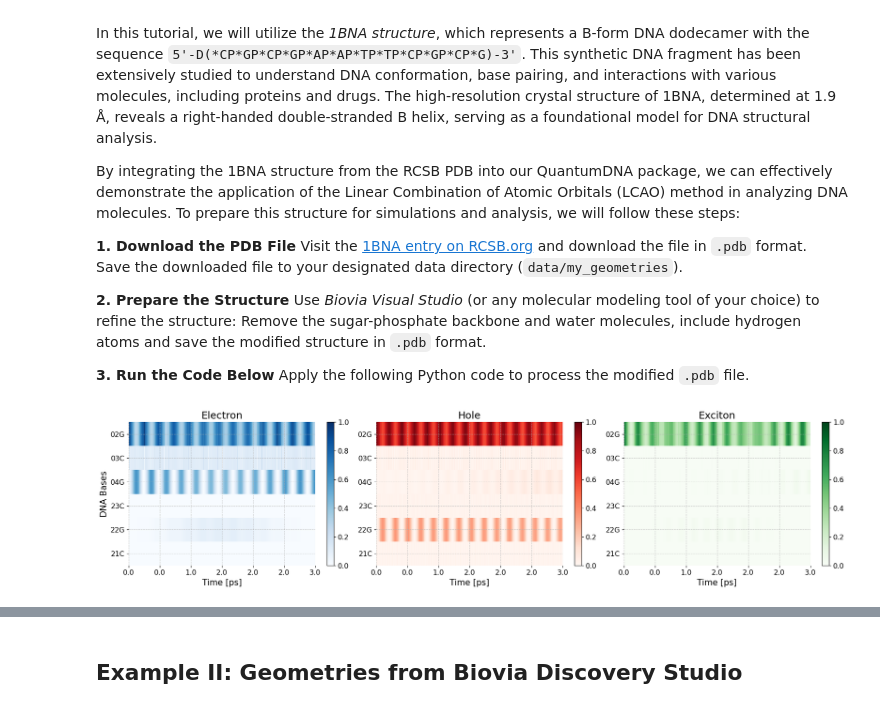
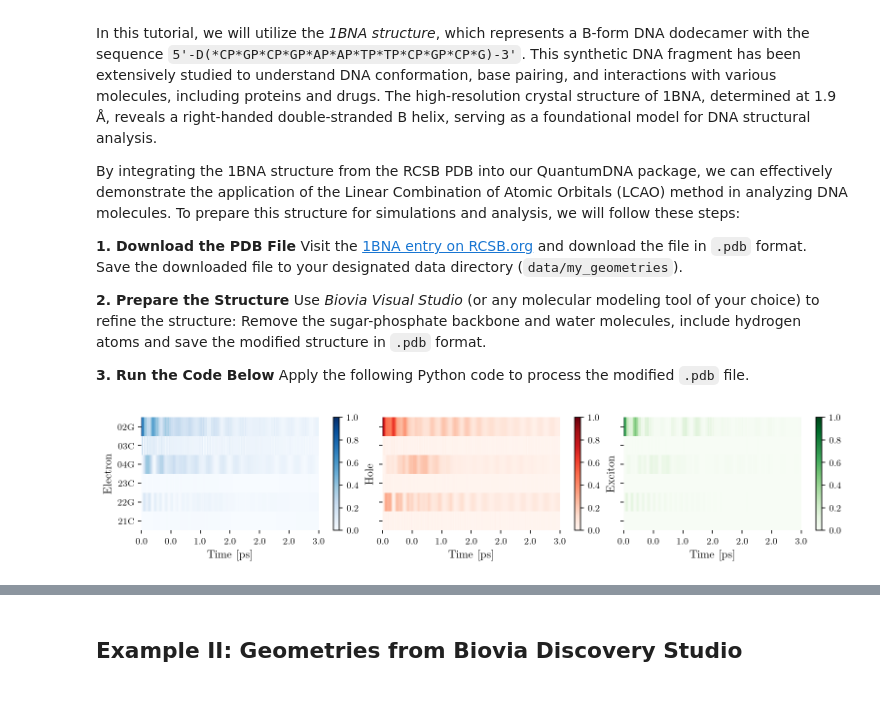
Before and after one commit to dehe1011/QuantumDNA, a Jupyter notebook: docs/guide/tutorials/1_Tight_Binding_Parameters.ipynb, the cells around one changed output, grey strips where cells are left out. Drawn from its saved outputs; the diff is of its cells as text; code cells hidden in the pictures.

```diff
--- a/docs/guide/tutorials/1_Tight_Binding_Parameters.ipynb
+++ b/docs/guide/tutorials/1_Tight_Binding_Parameters.ipynb
@@ -119,15 +102,17 @@ wrap_save_tb_params(LUMO_dict, filename, "electron", tb_model_name, unit="meV",
-# %%
-from qDNA import get_me_solver, plot_pops_heatmap
-
-upper_strand = ['02G', '03C', '04G']
-lower_strand = ['23C', '22G', '21C']
-
-me_solver = get_me_solver(upper_strand, tb_model_name, source=filename, lower_strand=lower_strand, relaxation=False)
-fig, ax = plot_pops_heatmap(me_solver)
-
-if save:
-    fig_filename = input("Filename for Saving: ")
-    plt.savefig(os.path.join(SAVE_DIR, fig_filename + '.pdf'))
-# %% [output]
-[figure, removed]
+# %%
+filename = '1BNA1'
+filepath_pdb = os.path.join(DATA_DIR, "my_geometries", "RCSB", f"{filename}.pdb")
+
+oligo = Oligomer(filepath_pdb)
+oligo.save_tb_params()
+
+tb_sites = [['02G', '03C', '04G'], ['23C', '22G', '21C']]
+vis = Visualization(tb_sites, relax_rate=3., source = filename)
+fig, ax = vis.plot_heatmap()
+
+if save:
+    fig_filename = input("Filename for Saving: ")
+    plt.savefig(os.path.join(SAVE_DIR, fig_filename + '.pdf'))
+# %% [output]
+[figure, added]
 # %%
```
Also changed, not shown: parts of 15 cells of this notebook, 50 other files.
